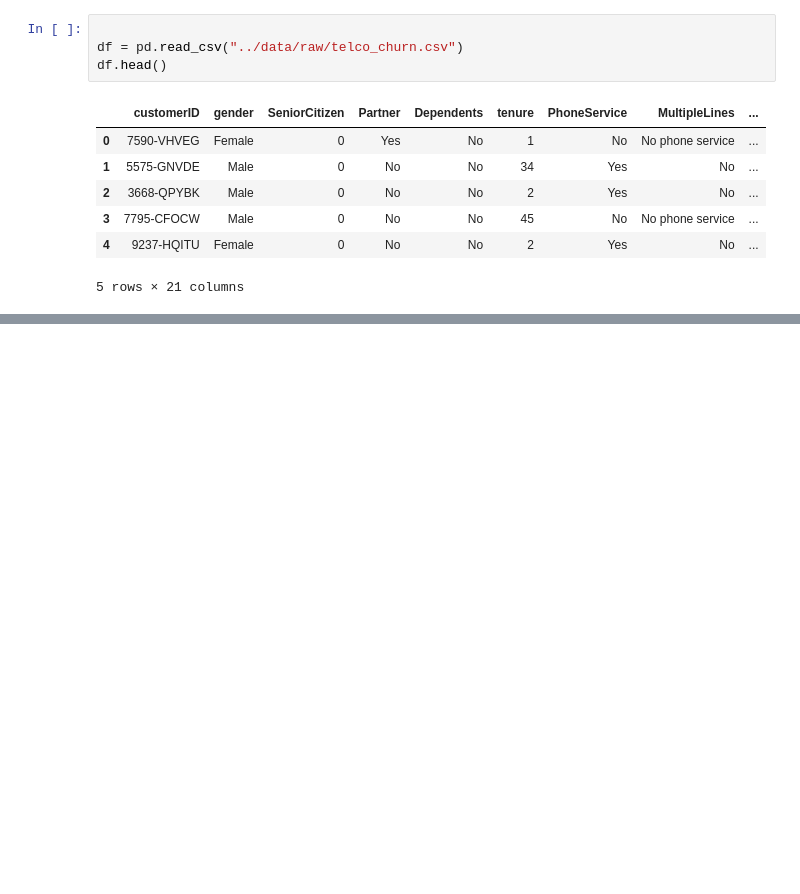
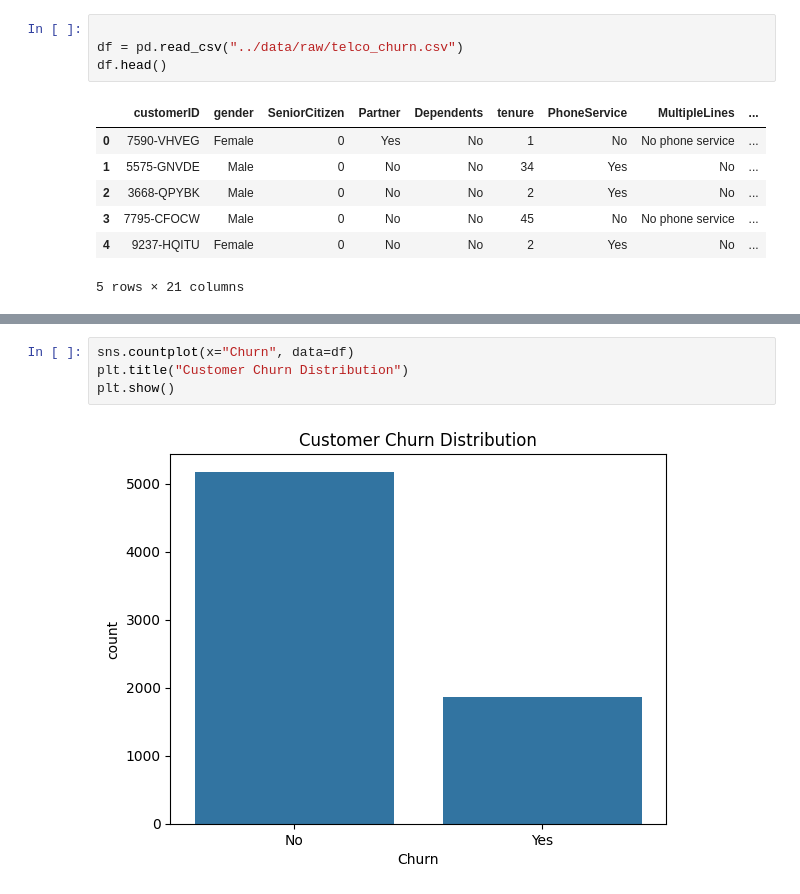
Before and after one commit to kamrankausher/customer-churn-prediction, a Jupyter notebook: notebooks/01_data_understanding.ipynb, the cells around one changed output, grey strips where cells are left out. Cells and saved outputs as stored; diff of their text form; blank space fills up the shorter version.

```diff
--- a/notebooks/01_data_understanding.ipynb
+++ b/notebooks/01_data_understanding.ipynb
@@ -14,0 +77,6 @@ df.head()
+# %%
+sns.countplot(x="Churn", data=df)
+plt.title("Customer Churn Distribution")
+plt.show()
+# %% [output]
+[figure, added]
```
Also changed, not shown: parts of 19 cells of this notebook.
